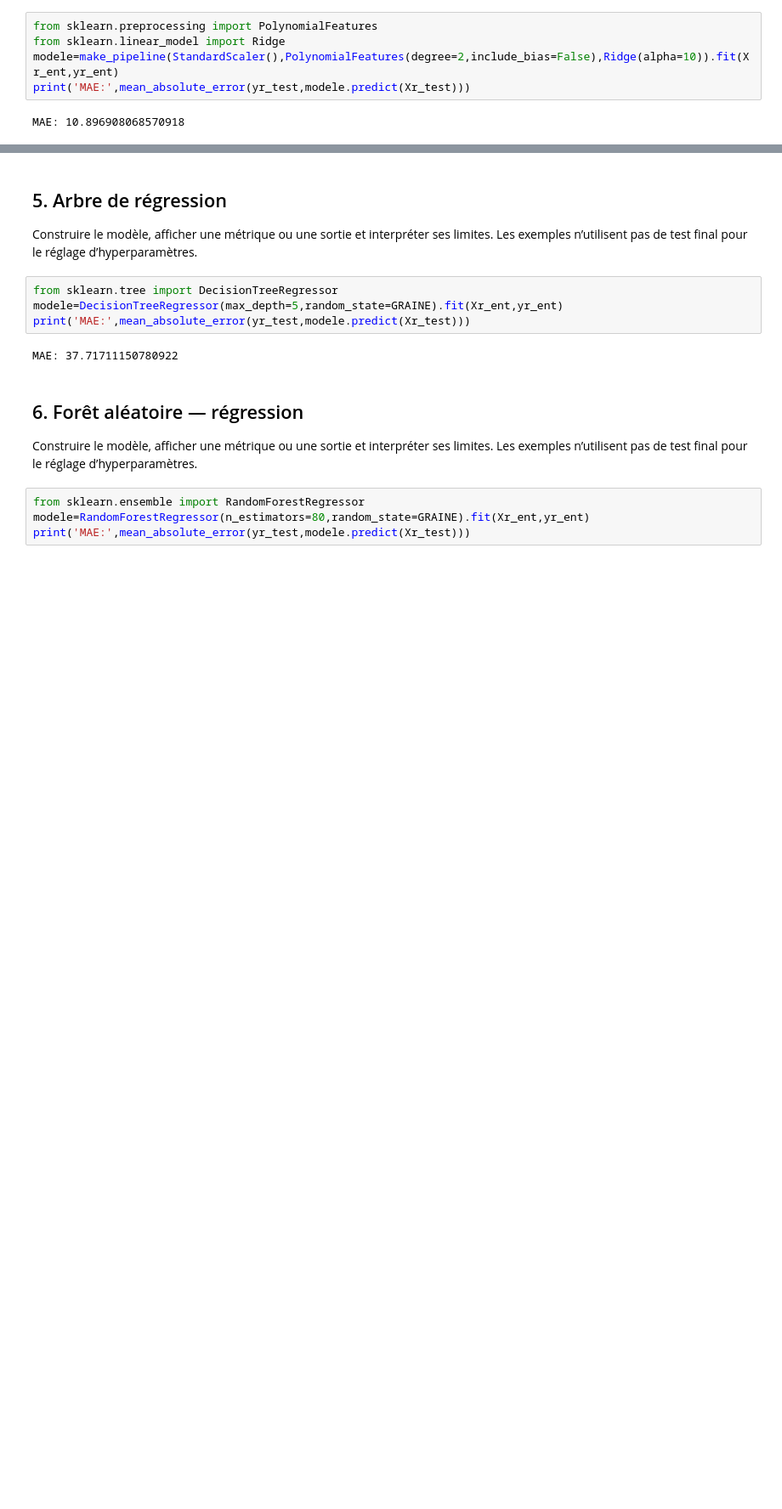
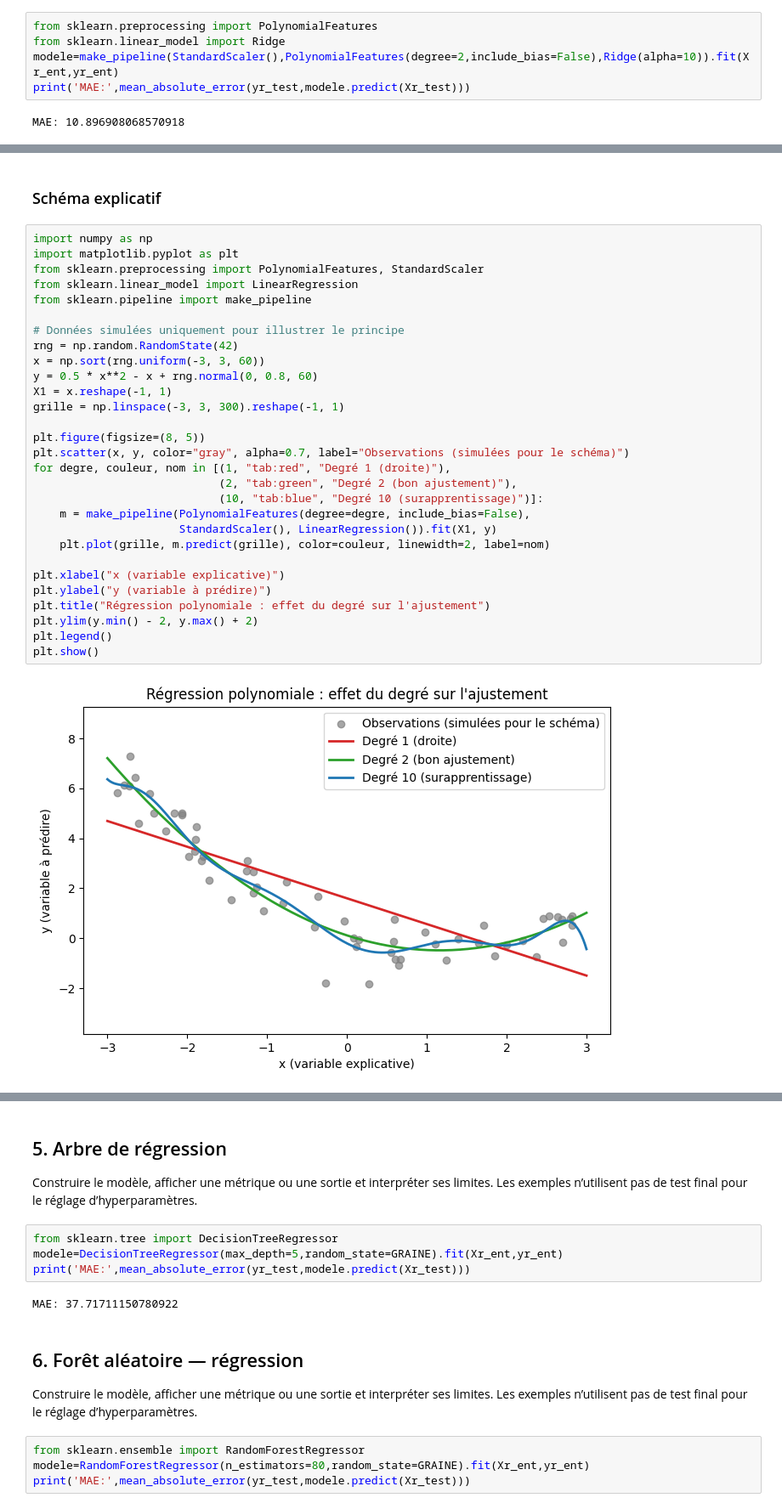
Before and after one commit to zainab960/CC-Fin-3, a Jupyter notebook: CC_Partie_A_Exemples_29_Algorithmes_Colab_consigne_etudiants.ipynb, the cells around one changed output, grey strips where cells are left out. Shown at 85% size. Drawn from its saved outputs; the diff is of its cells as text; blank space fills up the shorter version.

```diff
--- a/CC_Partie_A_Exemples_29_Algorithmes_Colab_consigne_etudiants.ipynb
+++ b/CC_Partie_A_Exemples_29_Algorithmes_Colab_consigne_etudiants.ipynb
@@ -310,0 +336,33 @@ MAE: 10.896908068570918
+# %% [markdown]
+### Schéma explicatif
+# %%
+import numpy as np
+import matplotlib.pyplot as plt
+from sklearn.preprocessing import PolynomialFeatures, StandardScaler
+from sklearn.linear_model import LinearRegression
+from sklearn.pipeline import make_pipeline
+
+# Données simulées uniquement pour illustrer le principe
+rng = np.random.RandomState(42)
+x = np.sort(rng.uniform(-3, 3, 60))
+y = 0.5 * x**2 - x + rng.normal(0, 0.8, 60)
+X1 = x.reshape(-1, 1)
+grille = np.linspace(-3, 3, 300).reshape(-1, 1)
+
+plt.figure(figsize=(8, 5))
+plt.scatter(x, y, color="gray", alpha=0.7, label="Observations (simulées pour le schéma)")
+for degre, couleur, nom in [(1, "tab:red", "Degré 1 (droite)"),
+                            (2, "tab:green", "Degré 2 (bon ajustement)"),
+                            (10, "tab:blue", "Degré 10 (surapprentissage)")]:
+    m = make_pipeline(PolynomialFeatures(degree=degre, include_bias=False),
+                      StandardScaler(), LinearRegression()).fit(X1, y)
+    plt.plot(grille, m.predict(grille), color=couleur, linewidth=2, label=nom)
+
+plt.xlabel("x (variable explicative)")
+plt.ylabel("y (variable à prédire)")
+plt.title("Régression polynomiale : effet du degré sur l'ajustement")
+plt.ylim(y.min() - 2, y.max() + 2)
+plt.legend()
+plt.show()
+# %% [output]
+[figure, added]
```
Also changed, not shown: parts of 7 cells of this notebook.
